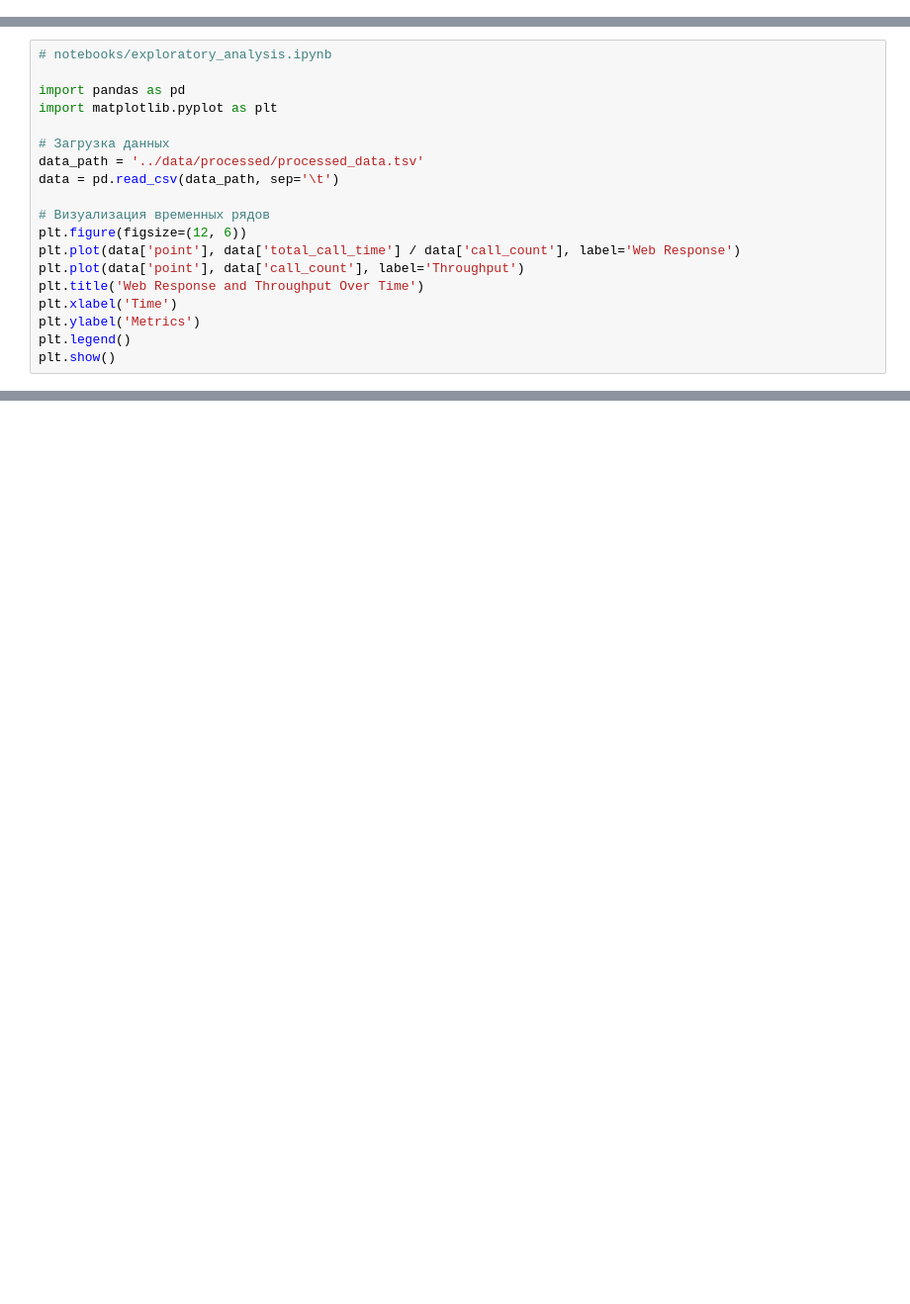
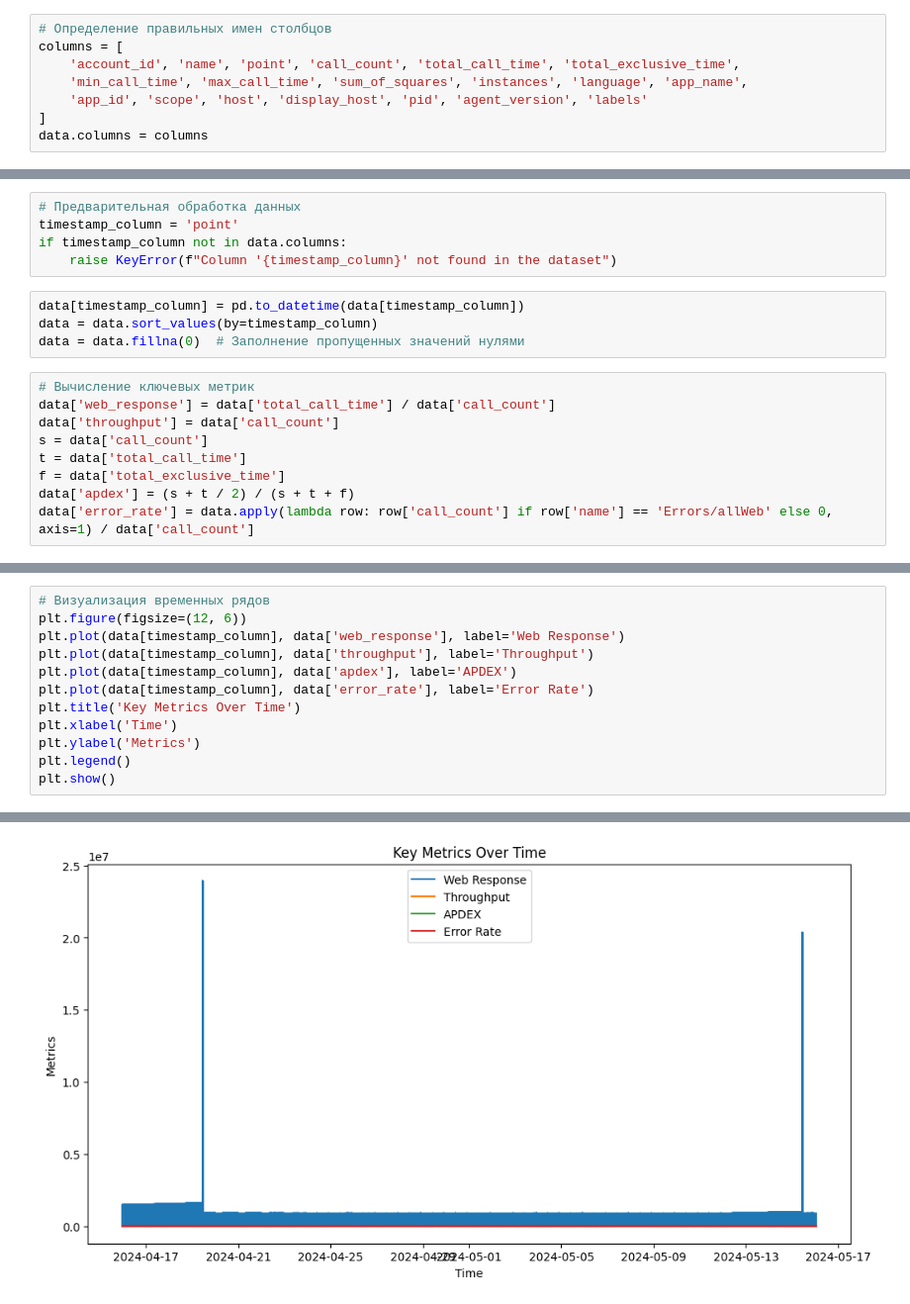
Before and after one commit to RoMoRoToR/RedLab_Hack, a Jupyter notebook: notebooks/exploratory_analysis.ipynb, the cells around one changed output, grey strips where cells are left out. Shown at 99% size. Cells and saved outputs as stored; diff of their text form; blank space fills up the shorter version.

```diff
--- a/notebooks/exploratory_analysis.ipynb
+++ b/notebooks/exploratory_analysis.ipynb
@@ -0,0 +15,8 @@
+# %%
+# Определение правильных имен столбцов
+columns = [
+    'account_id', 'name', 'point', 'call_count', 'total_call_time', 'total_exclusive_time',
+    'min_call_time', 'max_call_time', 'sum_of_squares', 'instances', 'language', 'app_name',
+    'app_id', 'scope', 'host', 'display_host', 'pid', 'agent_version', 'labels'
+]
+data.columns = columns
@@ -0,0 +32,18 @@
+# %%
+# Предварительная обработка данных
+timestamp_column = 'point'
+if timestamp_column not in data.columns:
+    raise KeyError(f"Column '{timestamp_column}' not found in the dataset")
+# %%
+data[timestamp_column] = pd.to_datetime(data[timestamp_column])
+data = data.sort_values(by=timestamp_column)
+data = data.fillna(0)  # Заполнение пропущенных значений нулями
+# %%
+# Вычисление ключевых метрик
+data['web_response'] = data['total_call_time'] / data['call_count']
+data['throughput'] = data['call_count']
+s = data['call_count']
+t = data['total_call_time']
+f = data['total_exclusive_time']
+data['apdex'] = (s + t / 2) / (s + t + f)
+data['error_rate'] = data.apply(lambda row: row['call_count'] if row['name'] == 'Errors/allWeb' else 0, axis=1) / data['call_count']
@@ -1,18 +54,11 @@
 # %%
-# notebooks/exploratory_analysis.ipynb
-
-import pandas as pd
-import matplotlib.pyplot as plt
-
-# Загрузка данных
-data_path = '../data/processed/processed_data.tsv'
-data = pd.read_csv(data_path, sep='\t')
-
 # Визуализация временных рядов
 plt.figure(figsize=(12, 6))
-plt.plot(data['point'], data['total_call_time'] / data['call_count'], label='Web Response')
-plt.plot(data['point'], data['call_count'], label='Throughput')
-plt.title('Web Response and Throughput Over Time')
+plt.plot(data[timestamp_column], data['web_response'], label='Web Response')
+plt.plot(data[timestamp_column], data['throughput'], label='Throughput')
+plt.plot(data[timestamp_column], data['apdex'], label='APDEX')
+plt.plot(data[timestamp_column], data['error_rate'], label='Error Rate')
+plt.title('Key Metrics Over Time')
 plt.xlabel('Time')
 plt.ylabel('Metrics')
 plt.legend()
@@ -22,0 +67 @@ NameError: name 'data' is not defined
+[figure, added]
```
Also changed, not shown: parts of 6 cells of this notebook, 8 other files.
